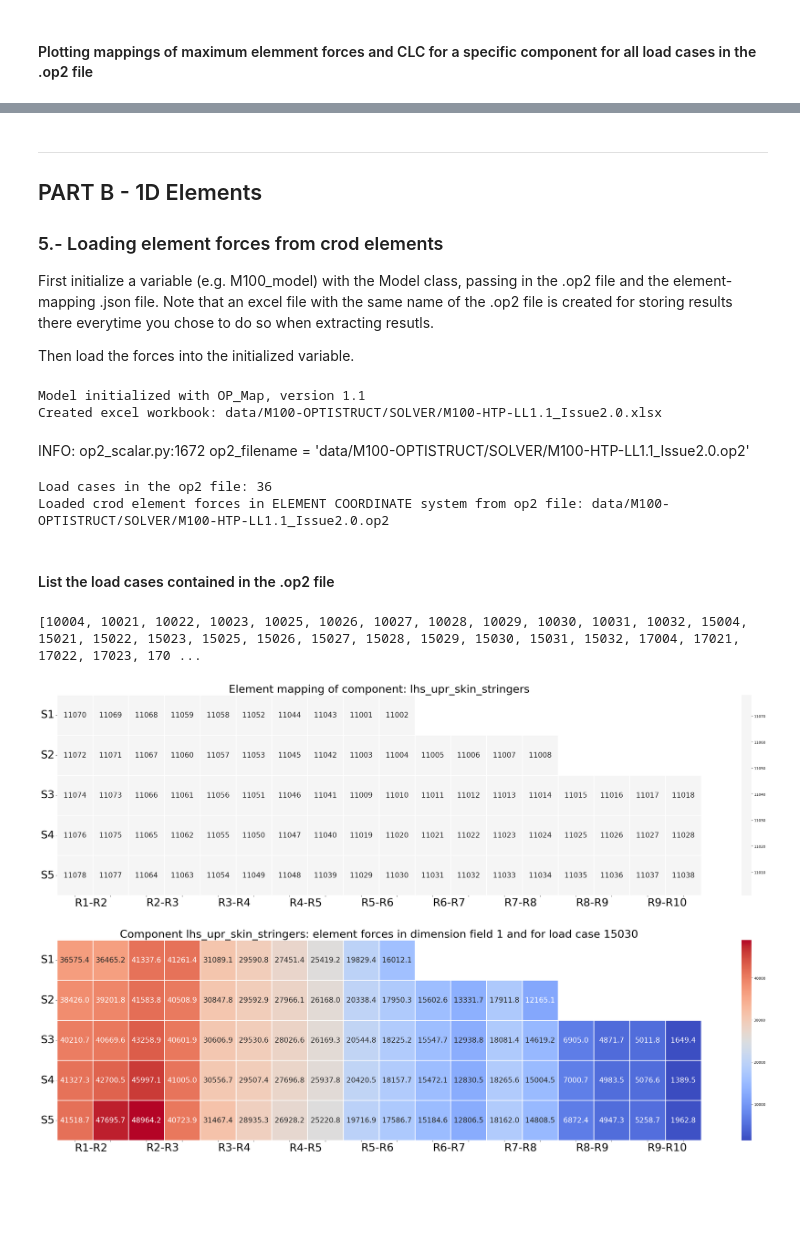
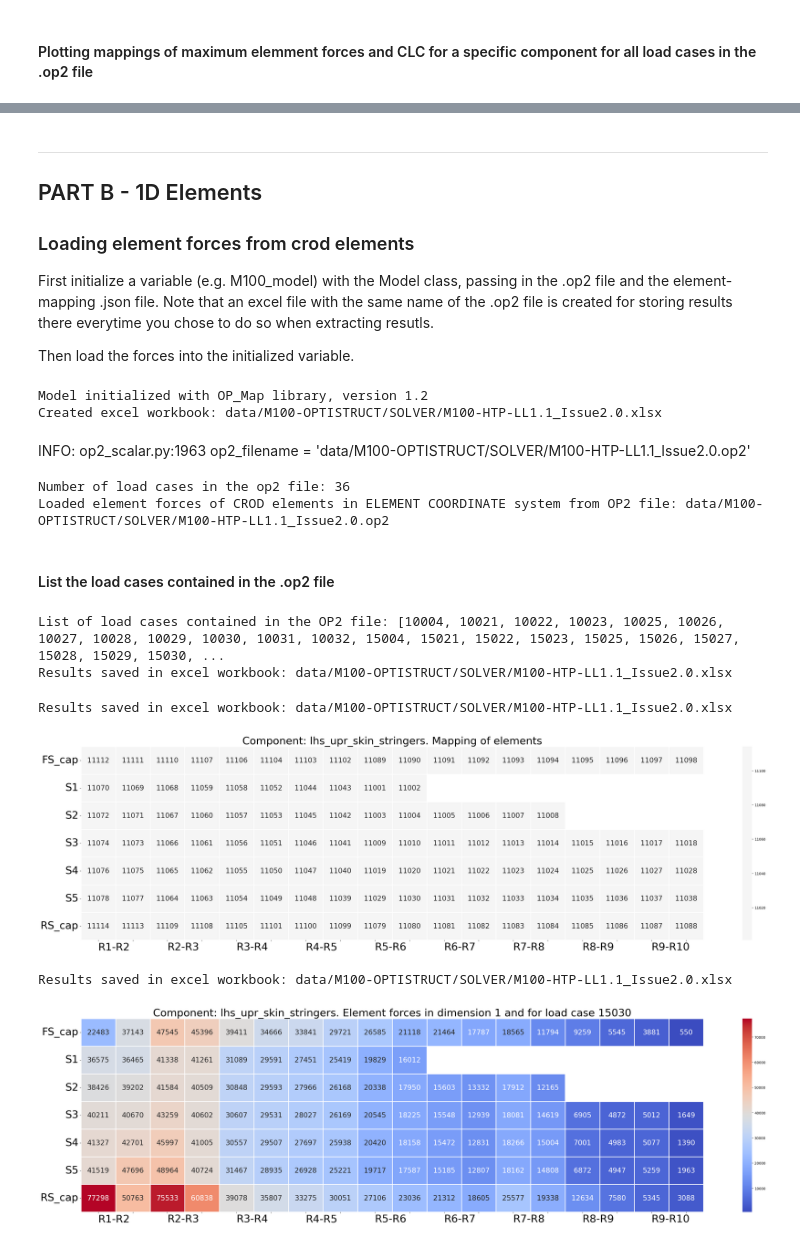
Before and after one commit to felixrlopezm/OP_Map, a Jupyter notebook: How_to_use_OP_Map.ipynb, the cells around one changed output, grey strips where cells are left out. Drawn from its saved outputs; the diff is of its cells as text; code cells hidden in the pictures; blank space fills up the shorter version.

```diff
--- a/How_to_use_OP_Map.ipynb
+++ b/How_to_use_OP_Map.ipynb
@@ -88,7 +123,7 @@ M100_model.plot_env_2D_eforces('lhs_upr_skin_panels', 'MIN', 1, excel=False)
 # %% [markdown]
 ------------
 ## PART B - 1D Elements
-### 5.- Loading element forces from crod elements
+### Loading element forces from crod elements
 First initialize a variable (e.g. M100_model) with the Model class, passing in the .op2 file and the element-mapping .json file. Note that an excel file with the same name of the .op2 file is created for storing results there everytime you chose to do so when extracting resutls.
 
 Then load the forces into the initialized variable.
@@ -98,40 +133,43 @@ Then load the forces into the initialized variable.
 
 # NOTE that an excel file with the same name of the .op2 file has been created for storing results there.
 
-M100_model = Model('data/M100-OPTISTRUCT/SOLVER/M100-HTP-LL1.1_Issue2.0.op2', 'data/M100-HTP-mapping.json')
+M100_model = Model('data/M100-OPTISTRUCT/SOLVER/M100-HTP-LL1.1_Issue2.0.op2', 'data/M100-HTP-mapping-2.json')
 
 # Read into the initialized variable the values of the element forces
 M100_model.r_op2_1D_eforces()     # for crod elements
 # %% [output]
-Model initialized with OP_Map, version 1.1
+Model initialized with OP_Map library, version 1.2
 Created excel workbook: data/M100-OPTISTRUCT/SOLVER/M100-HTP-LL1.1_Issue2.0.xlsx
-INFO: op2_scalar.py:1672 op2_filename = 'data/M100-OPTISTRUCT/SOLVER/M100-HTP-LL1.1_Issue2.0.op2'
+INFO: op2_scalar.py:1963 op2_filename = 'data/M100-OPTISTRUCT/SOLVER/M100-HTP-LL1.1_Issue2.0.op2'
-Load cases in the op2 file: 36
-Loaded crod element forces in ELEMENT COORDINATE system from op2 file: data/M100-OPTISTRUCT/SOLVER/M100-HTP-LL1.1_Issue2.0.op2
+Number of load cases in the op2 file: 36
+Loaded element forces of CROD elements in ELEMENT COORDINATE system from OP2 file: data/M100-OPTISTRUCT/SOLVER/M100-HTP-LL1.1_Issue2.0.op2
 # %% [markdown]
 #### List the load cases contained in the .op2 file
 # %%
 # List the load cases contained in the .op2 file
 # If excel = True, results will be saved in the excel file created at variable initialization
 
-M100_model.list_lc(excel = False)
+M100_model.list_lc(excel = True);
 # %% [output]
-[10004, 10021, 10022, 10023, 10025, 10026, 10027, 10028, 10029, 10030, 10031, 10032, 15004, 15021, 15022, 15023, 15025, 15026, 15027, 15028, 15029, 15030, 15031, 15032, 17004, 17021, 17022, 17023, 170 ...
+List of load cases contained in the OP2 file: [10004, 10021, 10022, 10023, 10025, 10026, 10027, 10028, 10029, 10030, 10031, 10032, 15004, 15021, 15022, 15023, 15025, 15026, 15027, 15028, 15029, 15030, ...
+Results saved in excel workbook: data/M100-OPTISTRUCT/SOLVER/M100-HTP-LL1.1_Issue2.0.xlsx
 # %%
 # Plot the element-mapping of a specific componente (as defined in the .json file)
 # If excel = True, results will be saved in the excel file created at variable initialization
 
-M100_model.plot_component_mapping('lhs_upr_skin_stringers', excel = False)
+M100_model.plot_component_mapping('lhs_upr_skin_stringers', excel = True)
 # %% [output]
+Results saved in excel workbook: data/M100-OPTISTRUCT/SOLVER/M100-HTP-LL1.1_Issue2.0.xlsx
-[figure, old version]
+[figure, new version]
 # %%
 # Plotting mappings of element forces for a component, load case and field value
 # Field value components acc. to order in .op2/.f06 file
 # If excel = True, results will be saved in the excel file created at variable initialization
 
-M100_model.plot_1D_eforces(15030, 'lhs_upr_skin_stringers', 1, excel=False)
+M100_model.plot_1D_eforces(15030, 'lhs_upr_skin_stringers', 1, excel=True)
 # %% [output]
+Results saved in excel workbook: data/M100-OPTISTRUCT/SOLVER/M100-HTP-LL1.1_Issue2.0.xlsx
-[figure, old version]
+[figure, new version]
 # %%
 # Plotting mappings of maximum elemment forces and CLC for a specific component for all load cases in the .op2 file
 # Field value components acc. to order in .op2/.f06 file
```
Also changed, not shown: parts of 14 cells of this notebook.
